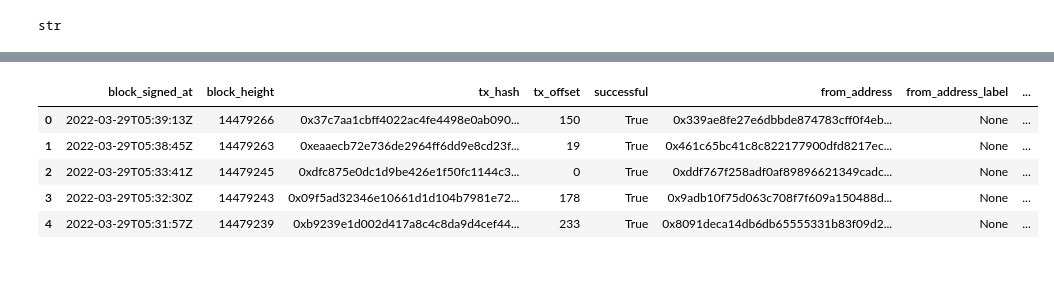
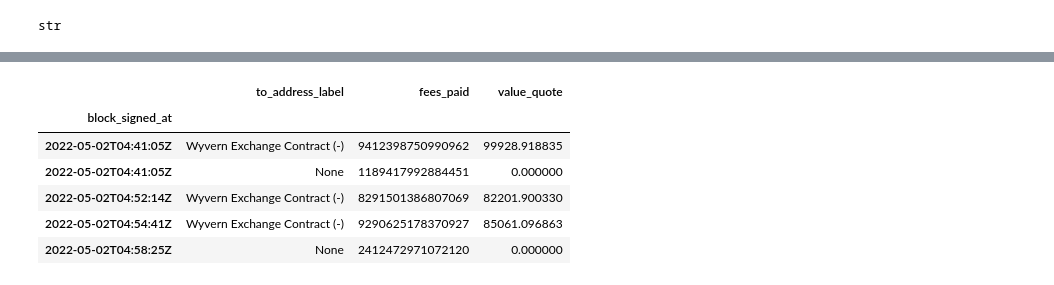
Before and after one commit to mmsaki/nft-trading-analysis, a Jupyter notebook: azuki_analysis.ipynb, the cells around one changed output, grey strips where cells are left out. Saved outputs shown, nothing was run; the diff lists cells and outputs as text; code cells hidden in the pictures.

```diff
--- a/azuki_analysis.ipynb
+++ b/azuki_analysis.ipynb
@@ -18,7 +18,7 @@ load_dotenv()
 True
 # %%
 # create variable for api key
-API_KEY = os.getenv('COVALENT_API_KEY')
-type(API_KEY)
+api_key = os.getenv('COVALENT_API_KEY')
+type(api_key)
 # %% [output]
 str
@@ -28,3 +40,10 @@ str
 # Append url for our api
 url = "https://api.covalenthq.com/v1"
 chain_id = "/1"
+azuki_address = "/0xED5AF388653567Af2F388E6224dC7C4b3241C544"
+cryptopunks_address = "/0xb47e3cd837dDF8e4c57F05d70Ab865de6e193BBB"
+BAYC_address = "/0xBC4CA0EdA7647A8aB7C2061c2E118A18a936f13D"
+date_option = '/?quote-currency=USD&format=JSON&from=2017-01-01&to=2022-05-01'
+page_option = '/transactions_v2/?quote-currency=USD&format=JSON&block-signed-at-asc=false&no-logs=false&page-number=0&page-size=1000'
+api_option = "&key=" + api_key
+api_no_option = '/?key=' + api_key
@@ -86,14 +49,0 @@ display(token_IDS.tail())
-# %%
-# Create variables needed for metadata
-chain_id= '/1'
-address = '/0xED5AF388653567Af2F388E6224dC7C4b3241C544'
-token_id = '/199'
-
-# Join url with variables
-metadata_url = url + chain_id + "/tokens" + address + "/nft_metadata" + token_id + api_key
-
-# Get Requests data
-nft_data = requests.get(metadata_url).json()
-
-# View json data
-nft_data
@@ -283,19 +135,17 @@ print(client.get_latest_block_height())
 # %%
-# Set variables for transaction data
-collection_address = '/0xED5AF388653567Af2F388E6224dC7C4b3241C544'
-api_key_1 = '&key=' + API_KEY
-
 # Quering the API for transaction data
-tx_url = url + chain_id + "/address" + collection_address + '/transactions_v2/?quote-currency=USD&format=JSON&block-signed-at-asc=false&no-logs=false&page-number=1&page-size=10000' + api_key_1
-tx = requests.get(tx_url).json()
+azuki_tx_url = url + chain_id + "/address" + azuki_address + page_option + api_option
+azuki_tx = requests.get(azuki_tx_url).json()
 
 # Convert transactions data to dataframe
-tx_df = pd.DataFrame(tx['data']['items'])
-tx_df.head()
+azuki_tx_df = pd.DataFrame(azuki_tx['data']['items'], columns = ['to_address_label','fees_paid', 'value_quote','block_signed_at']).set_index('block_signed_at').sort_index()
+
+azuki_tx_df.head()
 # %% [output]
-|  | block_signed_at | block_height | tx_hash | tx_offset | successful | from_address | from_address_label | ... |
-| 0 | 2022-03-29T05:39:13Z | 14479266 | 0x37c7aa1cbff4022ac4fe4498e0ab090... | 150 | True | 0x339ae8fe27e6dbbde874783cff0f4eb... | None | ... |
-| 1 | 2022-03-29T05:38:45Z | 14479263 | 0xeaaecb72e736de2964ff6dd9e8cd23f... | 19 | True | 0x461c65bc41c8c822177900dfd8217ec... | None | ... |
-| 2 | 2022-03-29T05:33:41Z | 14479245 | 0xdfc875e0dc1d9be426e1f50fc1144c3... | 0 | True | 0xddf767f258adf0af89896621349cadc... | None | ... |
-| 3 | 2022-03-29T05:32:30Z | 14479243 | 0x09f5ad32346e10661d1d104b7981e72... | 178 | True | 0x9adb10f75d063c708f7f609a150488d... | None | ... |
-| 4 | 2022-03-29T05:31:57Z | 14479239 | 0xb9239e1d002d417a8c4c8da9d4cef44... | 233 | True | 0x8091deca14db6db65555331b83f09d2... | None | ... |
+|  | to_address_label | fees_paid | value_quote |
+| block_signed_at |  |  |  |
+| 2022-05-02T04:41:05Z | Wyvern Exchange Contract (-) | 9412398750990962 | 99928.918835 |
+| 2022-05-02T04:41:05Z | None | 1189417992884451 | 0.000000 |
+| 2022-05-02T04:52:14Z | Wyvern Exchange Contract (-) | 8291501386807069 | 82201.900330 |
+| 2022-05-02T04:54:41Z | Wyvern Exchange Contract (-) | 9290625178370927 | 85061.096863 |
+| 2022-05-02T04:58:25Z | None | 2412472971072120 | 0.000000 |
```
Also changed, not shown: parts of 46 cells of this notebook.
